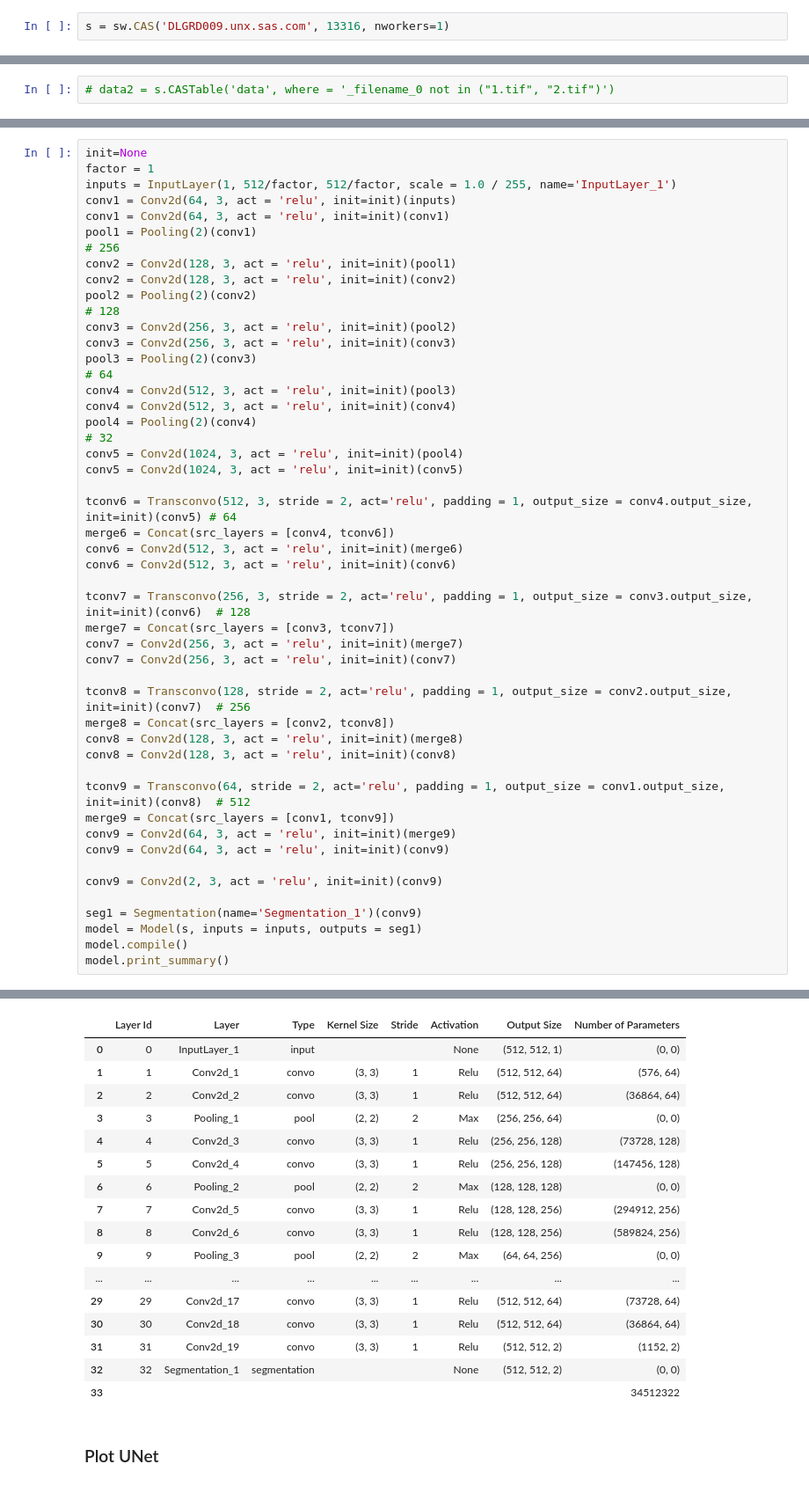
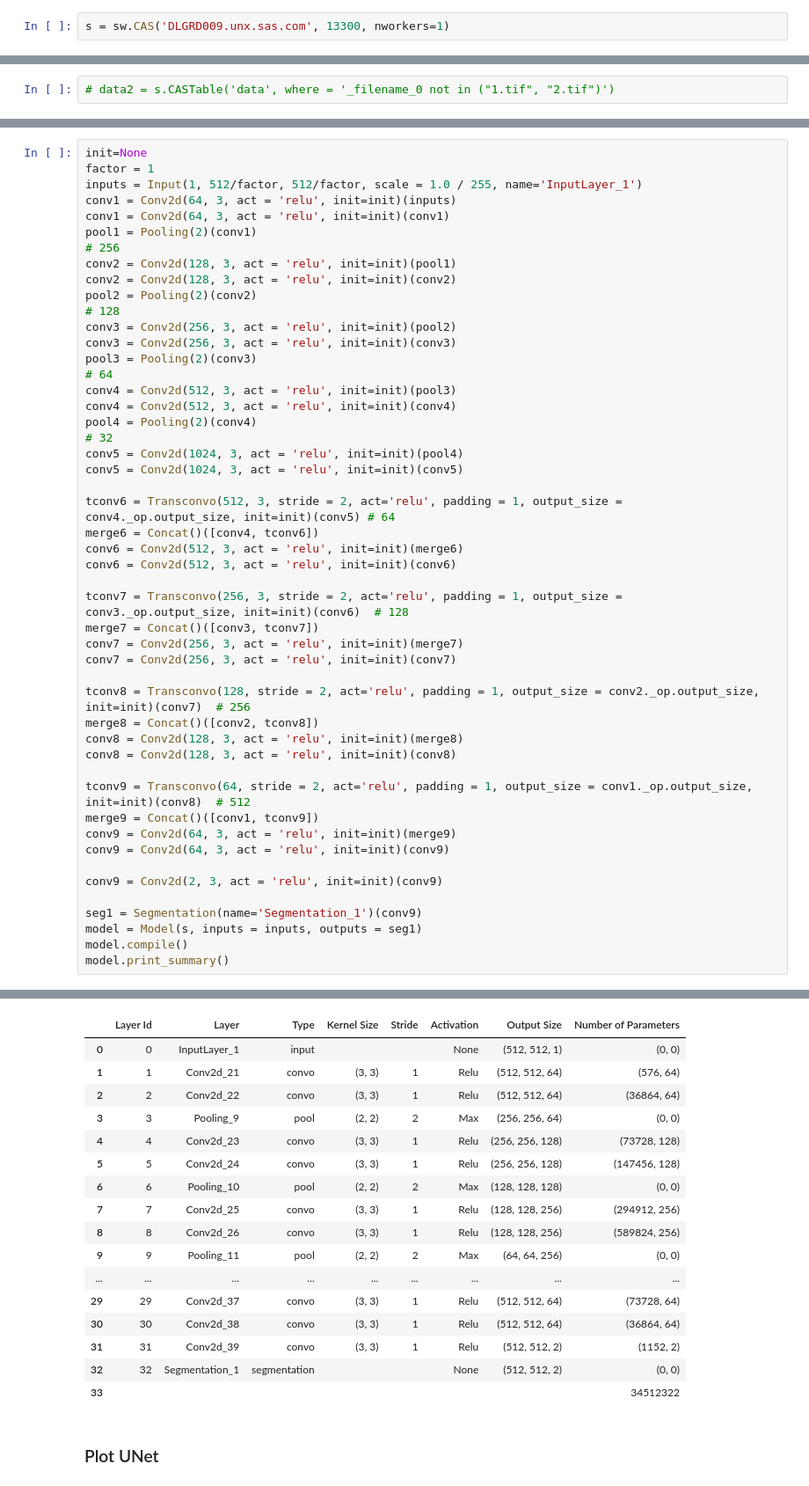
Before and after one commit to wenyushi/unet, a Jupyter notebook: unet_network_512.ipynb, the cells around one changed output, grey strips where cells are left out. Shown at 88% size. Drawn from its saved outputs; the diff is of its cells as text.

```diff
--- a/unet_network_512.ipynb
+++ b/unet_network_512.ipynb
@@ -19,5 +19,5 @@ from matplotlib import image as mpimg
 # %%
-s = sw.CAS('DLGRD009.unx.sas.com', 13316, nworkers=1)
+s = sw.CAS('DLGRD009.unx.sas.com', 13300, nworkers=1)
 # %%
 s.loadactionset('image')
 s.loadactionset('deepLearn')
@@ -79,7 +79,7 @@ The network is proposed by https://github.com/zhixuhao/unet. In the script, the
 # %%
 init=None
 factor = 1
-inputs = InputLayer(1, 512/factor, 512/factor, scale = 1.0 / 255, name='InputLayer_1')
+inputs = Input(1, 512/factor, 512/factor, scale = 1.0 / 255, name='InputLayer_1')
 conv1 = Conv2d(64, 3, act = 'relu', init=init)(inputs)
 conv1 = Conv2d(64, 3, act = 'relu', init=init)(conv1)
 pool1 = Pooling(2)(conv1)
@@ -94,54 +94,54 @@ pool3 = Pooling(2)(conv3)
 # 64
 conv4 = Conv2d(512, 3, act = 'relu', init=init)(pool3)
 conv4 = Conv2d(512, 3, act = 'relu', init=init)(conv4)
 pool4 = Pooling(2)(conv4)
 # 32
 conv5 = Conv2d(1024, 3, act = 'relu', init=init)(pool4)
 conv5 = Conv2d(1024, 3, act = 'relu', init=init)(conv5)
 
-tconv6 = Transconvo(512, 3, stride = 2, act='relu', padding = 1, output_size = conv4.output_size, init=init)(conv5) # 64
-merge6 = Concat(src_layers = [conv4, tconv6])
+tconv6 = Transconvo(512, 3, stride = 2, act='relu', padding = 1, output_size = conv4._op.output_size, init=init)(conv5) # 64
+merge6 = Concat()([conv4, tconv6])
 conv6 = Conv2d(512, 3, act = 'relu', init=init)(merge6)
 conv6 = Conv2d(512, 3, act = 'relu', init=init)(conv6)
 
-tconv7 = Transconvo(256, 3, stride = 2, act='relu', padding = 1, output_size = conv3.output_size, init=init)(conv6)  # 128
-merge7 = Concat(src_layers = [conv3, tconv7])
+tconv7 = Transconvo(256, 3, stride = 2, act='relu', padding = 1, output_size = conv3._op.output_size, init=init)(conv6)  # 128
+merge7 = Concat()([conv3, tconv7])
 conv7 = Conv2d(256, 3, act = 'relu', init=init)(merge7)
 conv7 = Conv2d(256, 3, act = 'relu', init=init)(conv7)
 
-tconv8 = Transconvo(128, stride = 2, act='relu', padding = 1, output_size = conv2.output_size, init=init)(conv7)  # 256
-merge8 = Concat(src_layers = [conv2, tconv8])
+tconv8 = Transconvo(128, stride = 2, act='relu', padding = 1, output_size = conv2._op.output_size, init=init)(conv7)  # 256
+merge8 = Concat()([conv2, tconv8])
 conv8 = Conv2d(128, 3, act = 'relu', init=init)(merge8)
 conv8 = Conv2d(128, 3, act = 'relu', init=init)(conv8)
 
-tconv9 = Transconvo(64, stride = 2, act='relu', padding = 1, output_size = conv1.output_size, init=init)(conv8)  # 512
-merge9 = Concat(src_layers = [conv1, tconv9])
+tconv9 = Transconvo(64, stride = 2, act='relu', padding = 1, output_size = conv1._op.output_size, init=init)(conv8)  # 512
+merge9 = Concat()([conv1, tconv9])
 conv9 = Conv2d(64, 3, act = 'relu', init=init)(merge9)
 conv9 = Conv2d(64, 3, act = 'relu', init=init)(conv9)
 
 conv9 = Conv2d(2, 3, act = 'relu', init=init)(conv9)
 
 seg1 = Segmentation(name='Segmentation_1')(conv9)
 model = Model(s, inputs = inputs, outputs = seg1)
 model.compile()
 model.print_summary()
 # %% [output]
 NOTE: Model compiled successfully.
 |  | Layer Id | Layer | Type | Kernel Size | Stride | Activation | Output Size | Number of Parameters |
 | 0 | 0 | InputLayer_1 | input |  |  | None | (512, 512, 1) | (0, 0) |
-| 1 | 1 | Conv2d_1 | convo | (3, 3) | 1 | Relu | (512, 512, 64) | (576, 64) |
-| 2 | 2 | Conv2d_2 | convo | (3, 3) | 1 | Relu | (512, 512, 64) | (36864, 64) |
-| 3 | 3 | Pooling_1 | pool | (2, 2) | 2 | Max | (256, 256, 64) | (0, 0) |
-| 4 | 4 | Conv2d_3 | convo | (3, 3) | 1 | Relu | (256, 256, 128) | (73728, 128) |
-| 5 | 5 | Conv2d_4 | convo | (3, 3) | 1 | Relu | (256, 256, 128) | (147456, 128) |
-| 6 | 6 | Pooling_2 | pool | (2, 2) | 2 | Max | (128, 128, 128) | (0, 0) |
-| 7 | 7 | Conv2d_5 | convo | (3, 3) | 1 | Relu | (128, 128, 256) | (294912, 256) |
-| 8 | 8 | Conv2d_6 | convo | (3, 3) | 1 | Relu | (128, 128, 256) | (589824, 256) |
-| 9 | 9 | Pooling_3 | pool | (2, 2) | 2 | Max | (64, 64, 256) | (0, 0) |
+| 1 | 1 | Conv2d_21 | convo | (3, 3) | 1 | Relu | (512, 512, 64) | (576, 64) |
+| 2 | 2 | Conv2d_22 | convo | (3, 3) | 1 | Relu | (512, 512, 64) | (36864, 64) |
+| 3 | 3 | Pooling_9 | pool | (2, 2) | 2 | Max | (256, 256, 64) | (0, 0) |
+| 4 | 4 | Conv2d_23 | convo | (3, 3) | 1 | Relu | (256, 256, 128) | (73728, 128) |
+| 5 | 5 | Conv2d_24 | convo | (3, 3) | 1 | Relu | (256, 256, 128) | (147456, 128) |
+| 6 | 6 | Pooling_10 | pool | (2, 2) | 2 | Max | (128, 128, 128) | (0, 0) |
+| 7 | 7 | Conv2d_25 | convo | (3, 3) | 1 | Relu | (128, 128, 256) | (294912, 256) |
+| 8 | 8 | Conv2d_26 | convo | (3, 3) | 1 | Relu | (128, 128, 256) | (589824, 256) |
+| 9 | 9 | Pooling_11 | pool | (2, 2) | 2 | Max | (64, 64, 256) | (0, 0) |
 | ... | ... | ... | ... | ... | ... | ... | ... | ... |
-| 29 | 29 | Conv2d_17 | convo | (3, 3) | 1 | Relu | (512, 512, 64) | (73728, 64) |
-| 30 | 30 | Conv2d_18 | convo | (3, 3) | 1 | Relu | (512, 512, 64) | (36864, 64) |
-| 31 | 31 | Conv2d_19 | convo | (3, 3) | 1 | Relu | (512, 512, 2) | (1152, 2) |
+| 29 | 29 | Conv2d_37 | convo | (3, 3) | 1 | Relu | (512, 512, 64) | (73728, 64) |
+| 30 | 30 | Conv2d_38 | convo | (3, 3) | 1 | Relu | (512, 512, 64) | (36864, 64) |
+| 31 | 31 | Conv2d_39 | convo | (3, 3) | 1 | Relu | (512, 512, 2) | (1152, 2) |
 | 32 | 32 | Segmentation_1 | segmentation |  |  | None | (512, 512, 2) | (0, 0) |
 | 33 |  |  |  |  |  |  |  | 34512322 |
 # %% [markdown]
```
Also changed, not shown: parts of 8 cells of this notebook.
